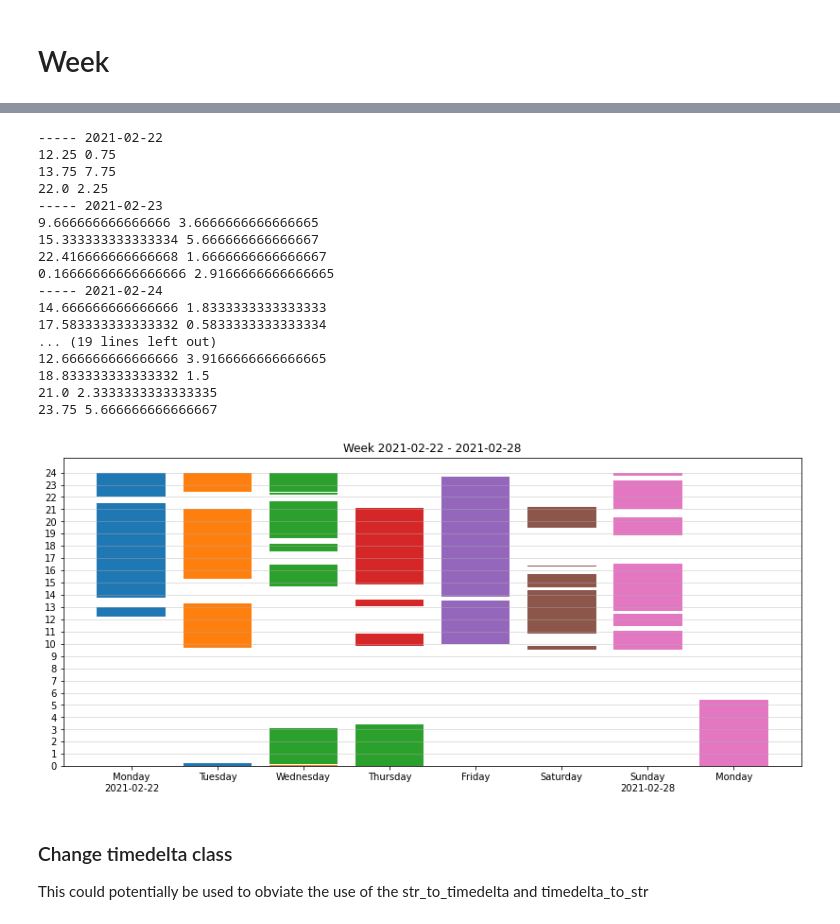
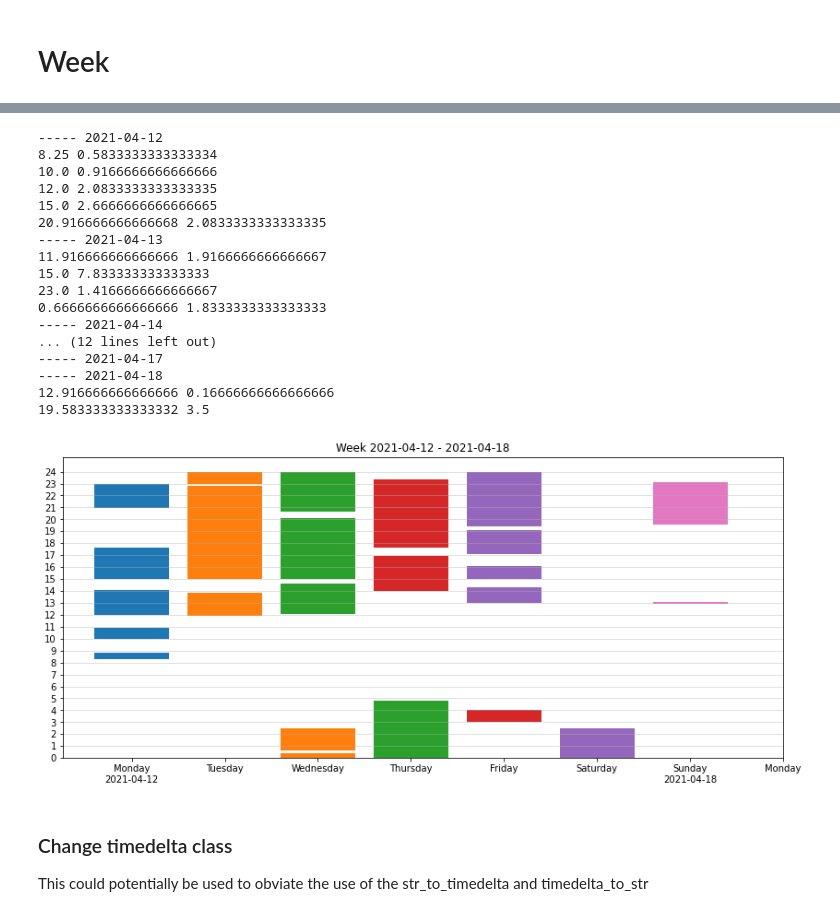
Before and after one commit to homerobse/work-journal, a Jupyter notebook: visualize_day.ipynb, the cells around one changed output, grey strips where cells are left out. Saved outputs shown, nothing was run; the diff lists cells and outputs as text; code cells hidden in the pictures.

Commit message:
Fix error in coloring and refactoring code
Maybe more changes (long time I did this and commiting only now)

```diff
--- a/visualize_day.ipynb
+++ b/visualize_day.ipynb
@@ -37,3 +66,0 @@ def check_worktimes(text):
-# %%
-starts, ends = check_worktimes(EMPTY_JOURNAL)
-starts, ends
@@ -98,10 +88,11 @@ plt.xticks([1,2],['Monday','Tuesday']);
 # %% [markdown]
 # Week
 # %%
-n_weeks=1
+today = datetime.date.today()
+n_weeks=2
 one_day = timedelta(days=1)
-# today = datetime.today()
-today = datetime.date(2021,2,22)
+# today = datetime.date(2021,3,8)
+# today = datetime.date(2021,2,22)
 last_monday = today + timedelta(days=-today.weekday())
 for w in range(n_weeks):
     wk_monday = last_monday + timedelta(days=-7*w)
@@ -148,55 +131,56 @@ COLORS=["tab:blue", "tab:orange", "tab:green", "tab:red", "tab:purple", "tab:bro
 
 plt.figure(figsize=(14,6))
 for day, journal in enumerate(journals):
     print("-----", wk_range[day].strftime(DATE_FORMAT_YMD))
     starts, ends = check_worktimes(journals[day])
 
     work_blocks = create_workblocks_from_worktimes(starts,ends)
 
+    color_idx = day
     previous_end = 0
     for work_block in work_blocks: # plot workblocks for a day
         start, dur = work_block
         print(start, dur)
         if start <24 and start+dur>24:
-            bar(day, 24-start, bottom=start, color=COLORS[day])
+            bar(day, 24-start, bottom=start, color=COLORS[color_idx])
             day +=1
-            bar(day, start+dur-24, bottom=0, color=COLORS[day-1])
+            bar(day, start+dur-24, bottom=0, color=COLORS[color_idx])
         elif previous_end > start:
             day +=1
-            bar(day, dur, bottom=start, color=COLORS[day-1])
+            bar(day, dur, bottom=start, color=COLORS[color_idx])
         else:
-            bar(day, dur, bottom=start, color=COLORS[day])
+            bar(day, dur, bottom=start, color=COLORS[color_idx])
 
         if start+dur<24:  # set previous_end
             previous_end = start+dur
         else:
             previous_end = start+dur - 24
 
 str_monday = wk_range[0].strftime(DATE_FORMAT_YMD)
 str_sunday = wk_range[-1].strftime(DATE_FORMAT_YMD)
 plt.title("Week %s - %s" % (str_monday, str_sunday))
 plt.xticks(range(8),['Monday\n%s' % str_monday,'Tuesday', 'Wednesday', 'Thursday', 'Friday', 'Saturday', 'Sunday\n%s' % str_sunday, 'Monday']);
 plt.yticks(range(25))
 plt.grid(True, axis='y', alpha=0.5)
 # %% [output]
------ 2021-02-22
-12.25 0.75
-13.75 7.75
-22.0 2.25
------ 2021-02-23
-9.666666666666666 3.6666666666666665
-15.333333333333334 5.666666666666667
-22.416666666666668 1.6666666666666667
-0.16666666666666666 2.9166666666666665
------ 2021-02-24
-14.666666666666666 1.8333333333333333
-17.583333333333332 0.5833333333333334
-... (19 lines left out)
-12.666666666666666 3.9166666666666665
-18.833333333333332 1.5
-21.0 2.3333333333333335
-23.75 5.666666666666667
+----- 2021-04-12
+8.25 0.5833333333333334
+10.0 0.9166666666666666
+12.0 2.0833333333333335
+15.0 2.6666666666666665
+20.916666666666668 2.0833333333333335
+----- 2021-04-13
+11.916666666666666 1.9166666666666667
+15.0 7.833333333333333
+23.0 1.4166666666666667
+0.6666666666666666 1.8333333333333333
+----- 2021-04-14
+... (12 lines left out)
+----- 2021-04-17
+----- 2021-04-18
+12.916666666666666 0.16666666666666666
+19.583333333333332 3.5
-[figure, old version]
+[figure, new version]
 # %% [markdown]
 ### Change timedelta class
 This could potentially be used to obviate the use of the str_to_timedelta and timedelta_to_str
```
Also changed, not shown: parts of 7 cells of this notebook.
